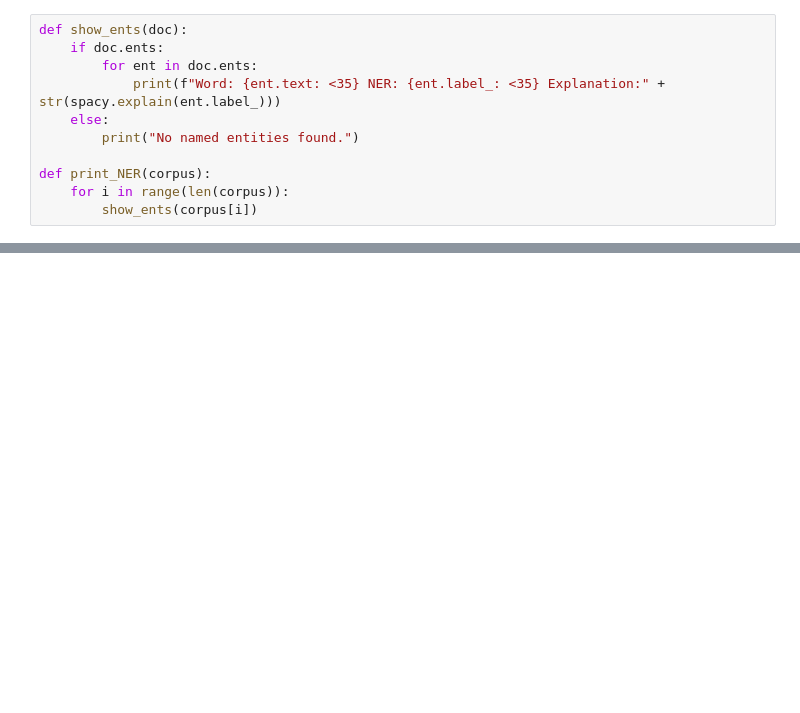
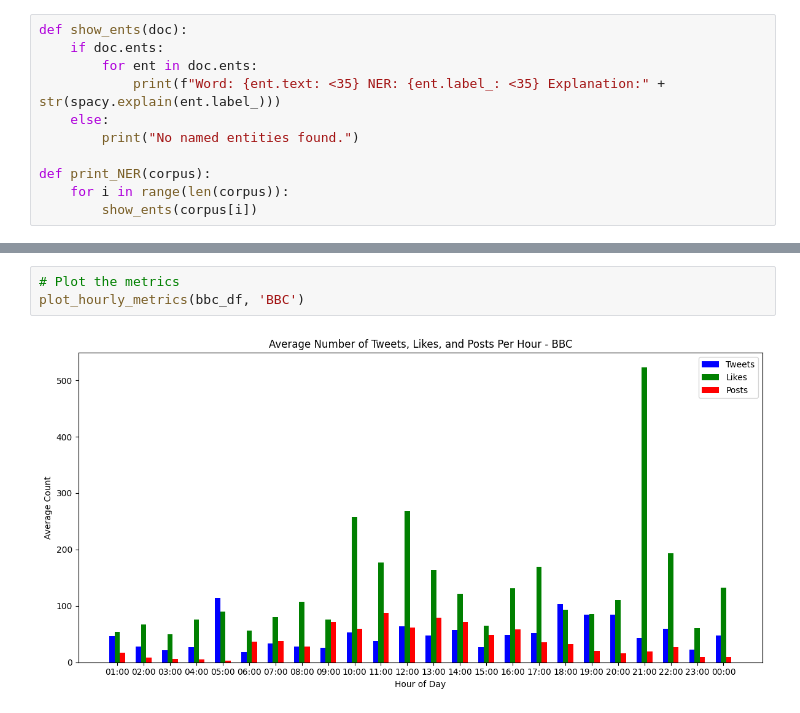
Before and after one commit to sprayr/NLP-Final, a Jupyter notebook: IdanDunsky_YanivKavehShtul_NLPFinal.ipynb, the cells around one changed output, grey strips where cells are left out. Drawn from its saved outputs; the diff is of its cells as text; blank space fills up the shorter version.

```diff
--- a/IdanDunsky_YanivKavehShtul_NLPFinal.ipynb
+++ b/IdanDunsky_YanivKavehShtul_NLPFinal.ipynb
@@ -461,0 +747,5 @@ print_NER(bbc_processed_corpus)
+# %%
+# Plot the metrics
+plot_hourly_metrics(bbc_df, 'BBC')
+# %% [output]
+[figure, added]
```
Also changed, not shown: parts of 26 cells of this notebook.
